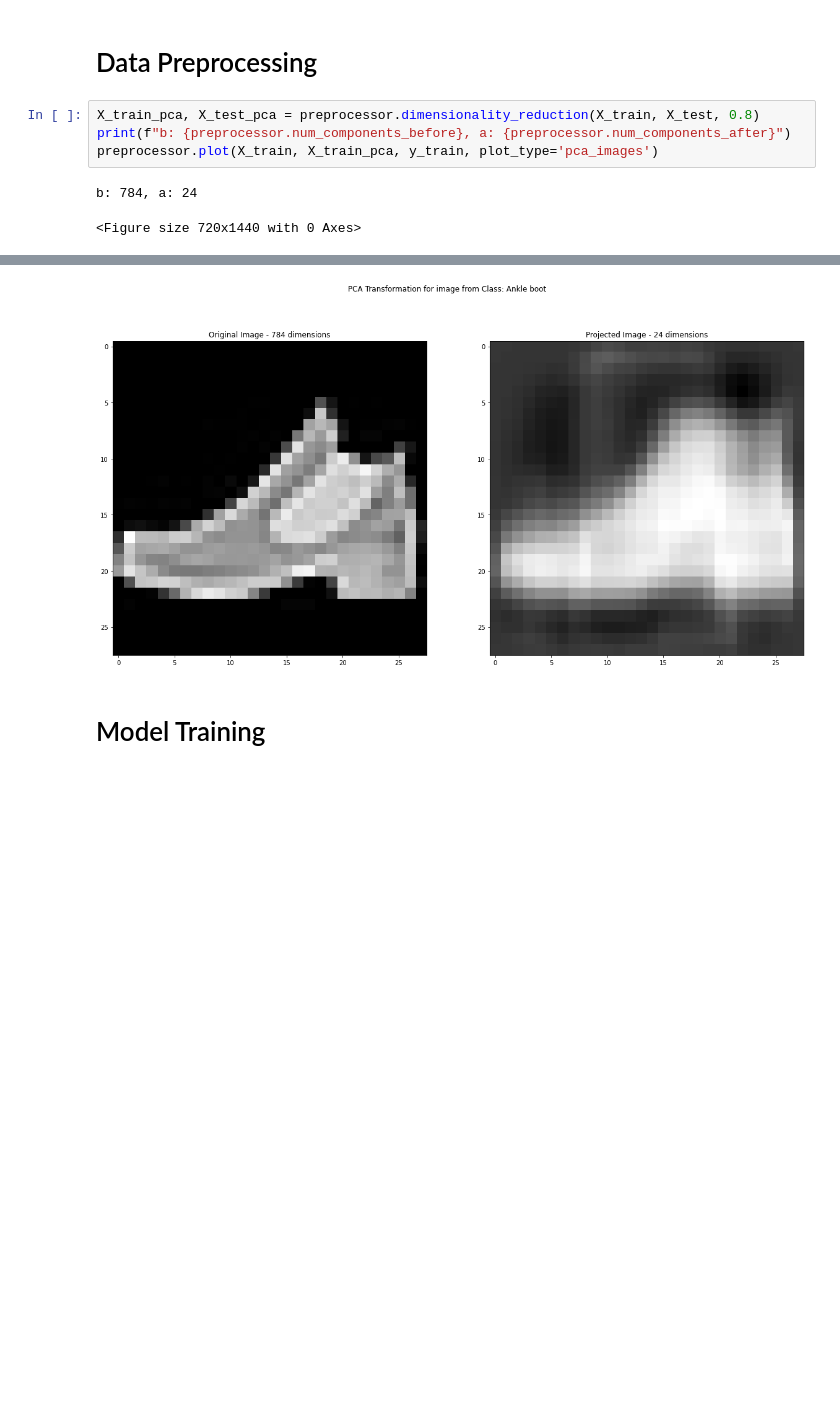
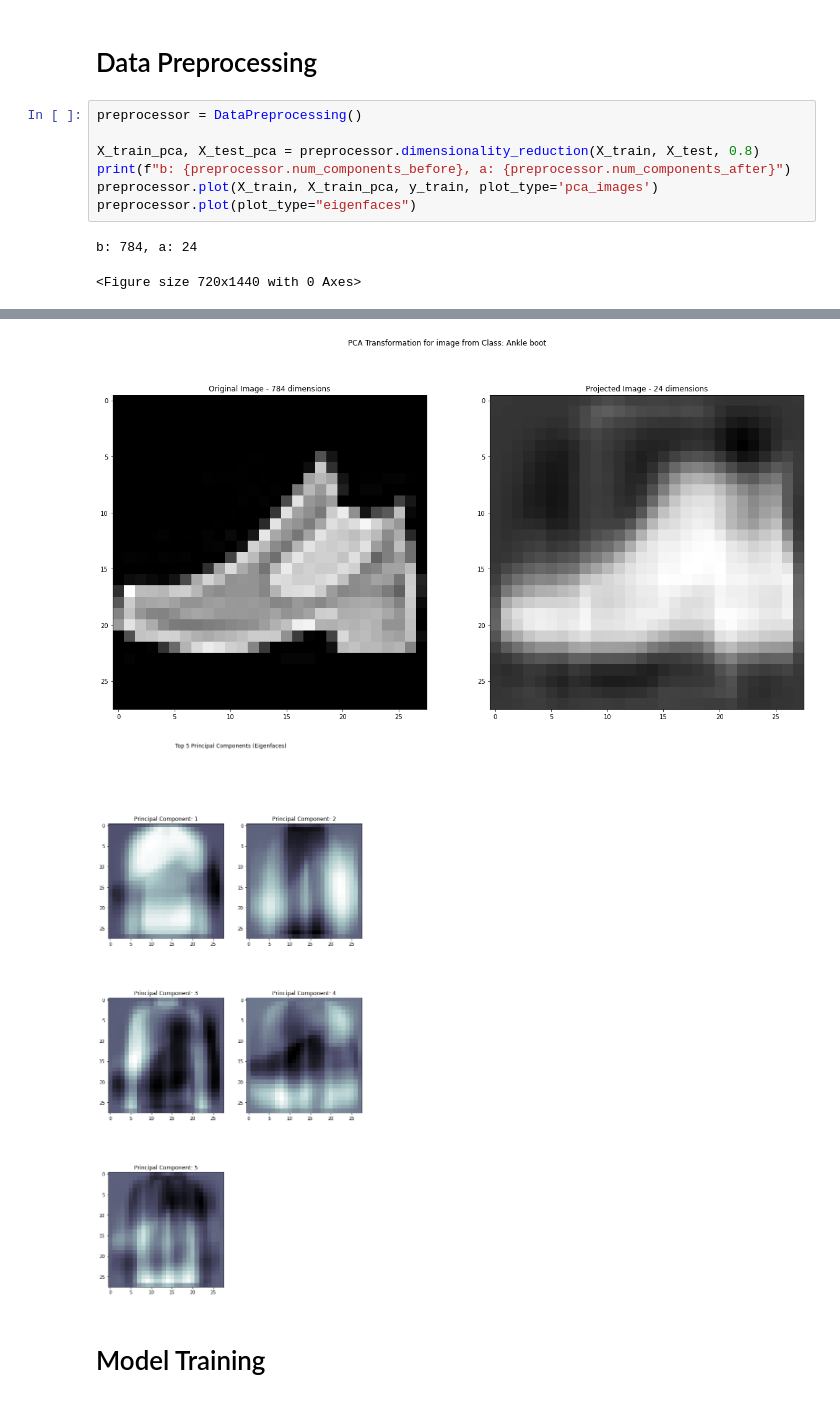
Before and after one commit to nolankurylo/AI-MNIST-Pipeline, a Jupyter notebook: main.ipynb, the cells around one changed output, grey strips where cells are left out. Drawn from its saved outputs; the diff is of its cells as text; blank space fills up the shorter version.

```diff
--- a/main.ipynb
+++ b/main.ipynb
@@ -58,21 +52,25 @@ Constant Pixels in Testing Set: []
 # %% [markdown]
 # Data Preprocessing
 # %%
+preprocessor = DataPreprocessing()
+
 X_train_pca, X_test_pca = preprocessor.dimensionality_reduction(X_train, X_test, 0.8)
 print(f"b: {preprocessor.num_components_before}, a: {preprocessor.num_components_after}")
 preprocessor.plot(X_train, X_train_pca, y_train, plot_type='pca_images')
+preprocessor.plot(plot_type="eigenfaces")
 # %% [output]
 b: 784, a: 24
 <Figure size 720x1440 with 0 Axes>
 [figure]
 [figure]
 [figure]
 [figure]
 [figure]
 [figure]
 [figure]
 [figure]
 [figure]
 [figure]
+[figure, added]
 # %% [markdown]
 # Model Training
```
Also changed, not shown: parts of 4 cells of this notebook, 6 other files.
